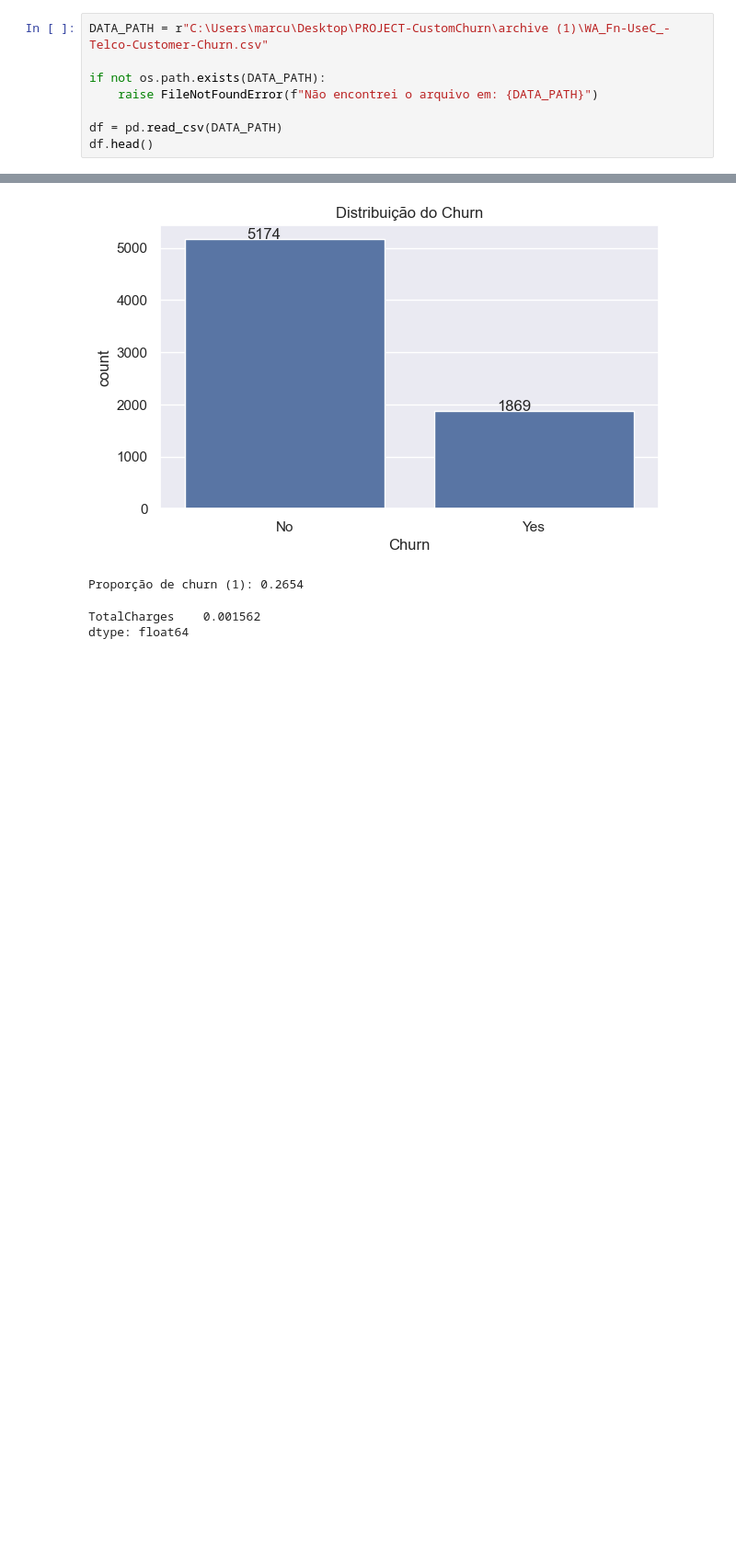
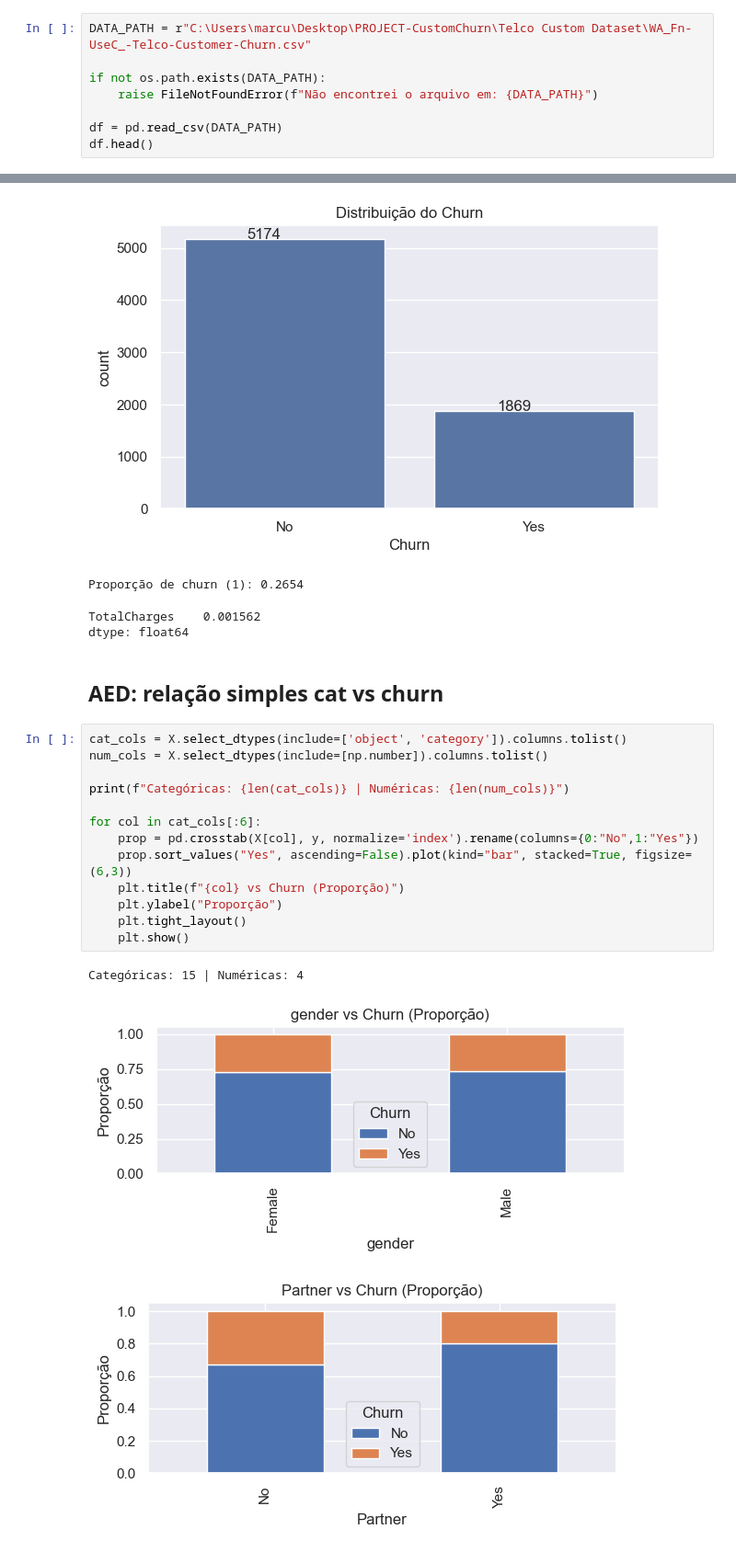
Before and after one commit to MarcusStromz/PROJECT-Customer-Churn-Prediction, a Jupyter notebook: .ipynb, the cells around one changed output, grey strips where cells are left out. Shown: that part at 92% size. Cells and saved outputs as stored; diff of their text form; blank space fills up the shorter version.

Commit message:
AED: relação simples cat vs churn

```diff
--- a/.ipynb
+++ b/.ipynb
@@ -38,7 +38,7 @@ plt.rcParams["figure.figsize"] = (7, 4)
 # %% [markdown]
 ## Carregando Arquivo
 # %%
-DATA_PATH = r"C:\Users\marcu\Desktop\PROJECT-CustomChurn\archive (1)\WA_Fn-UseC_-Telco-Customer-Churn.csv"
+DATA_PATH = r"C:\Users\marcu\Desktop\PROJECT-CustomChurn\Telco Custom Dataset\WA_Fn-UseC_-Telco-Customer-Churn.csv"
 
 if not os.path.exists(DATA_PATH):
     raise FileNotFoundError(f"Não encontrei o arquivo em: {DATA_PATH}")
@@ -93,3 +93,22 @@ missing[missing > 0].head(15)
 Proporção de churn (1): 0.2654
 TotalCharges    0.001562
 dtype: float64
+# %% [markdown]
+## AED: relação simples cat vs churn
+# %%
+cat_cols = X.select_dtypes(include=['object', 'category']).columns.tolist()
+num_cols = X.select_dtypes(include=[np.number]).columns.tolist()
+
+print(f"Categóricas: {len(cat_cols)} | Numéricas: {len(num_cols)}")
+
+for col in cat_cols[:6]:
+    prop = pd.crosstab(X[col], y, normalize='index').rename(columns={0:"No",1:"Yes"})
+    prop.sort_values("Yes", ascending=False).plot(kind="bar", stacked=True, figsize=(6,3))
+    plt.title(f"{col} vs Churn (Proporção)")
+    plt.ylabel("Proporção")
+    plt.tight_layout()
+    plt.show()
+# %% [output]
+Categóricas: 15 | Numéricas: 4
+[figure, added]
+[figure, added]
```
Also changed, not shown: parts of 1 cell of this notebook.
